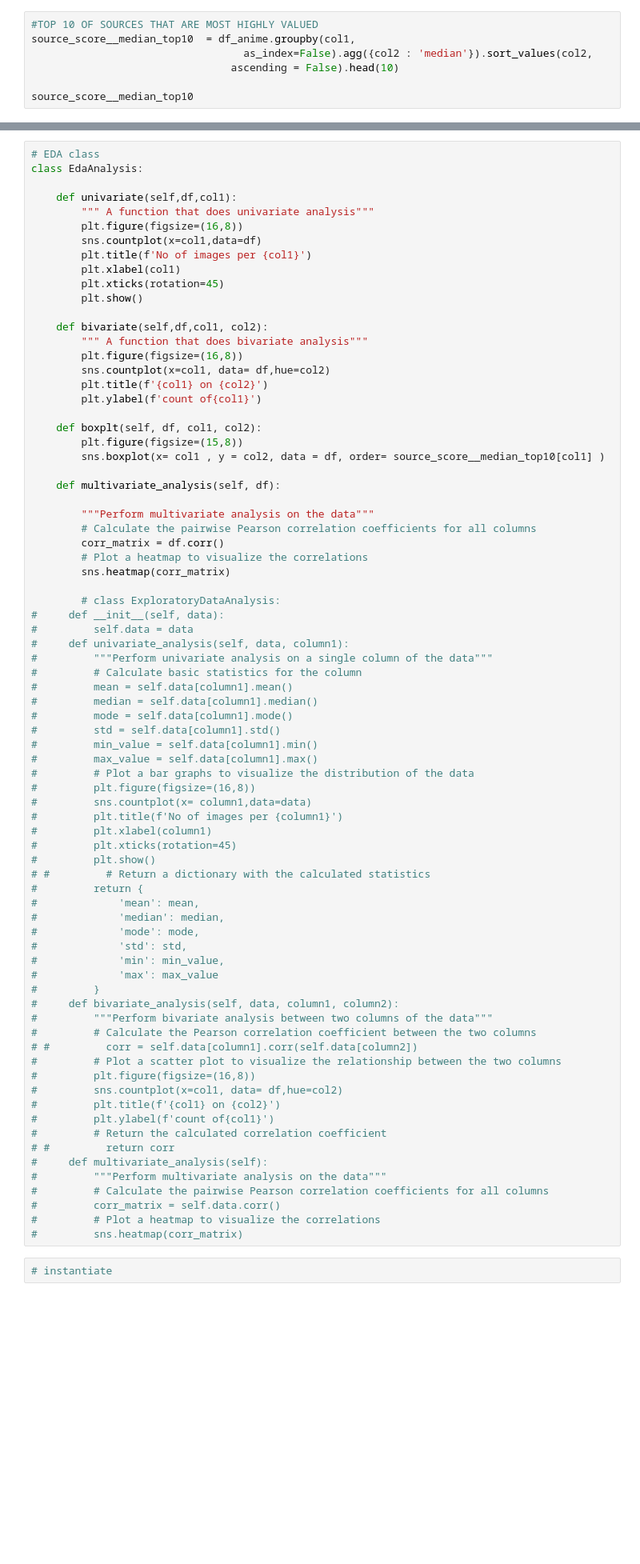
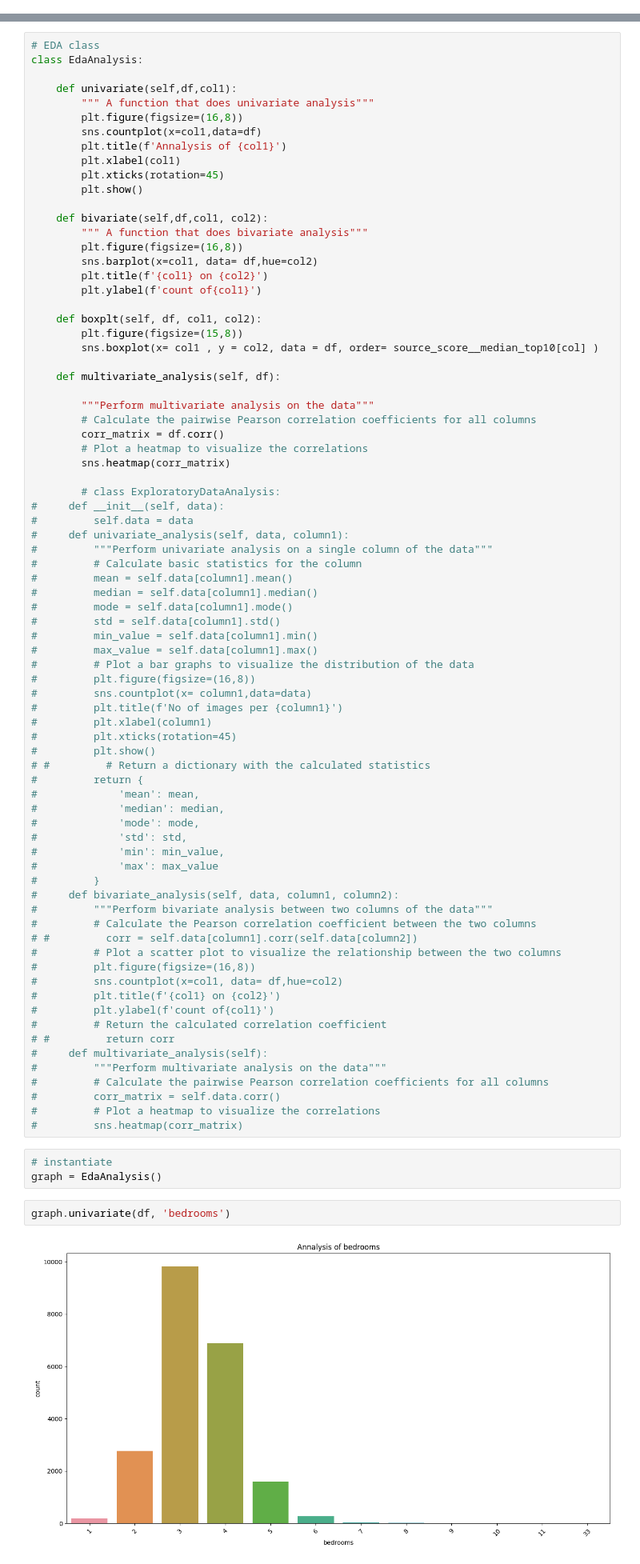
Before and after one commit to GraceAnyango/Housing-Analysis, a Jupyter notebook: KCHOUSING.ipynb, the cells around one changed output, grey strips where cells are left out. Shown at 80% size. Cells and saved outputs as stored; diff of their text form; blank space fills up the shorter version.

```diff
--- a/KCHOUSING.ipynb
+++ b/KCHOUSING.ipynb
@@ -378,10 +378,3 @@ Categories (3, object): ['Average', 'Good', 'Poor']
 ### Exploratory Data Analysis
 # %% [markdown]
 #### univariate analysis
-# %%
-#TOP 10 OF SOURCES THAT ARE MOST HIGHLY VALUED
-source_score__median_top10  = df_anime.groupby(col1,
-                                  as_index=False).agg({col2 : 'median'}).sort_values(col2,
-                                ascending = False).head(10)
-
-source_score__median_top10
@@ -393,7 +388,7 @@ class EdaAnalysis:
         """ A function that does univariate analysis"""
         plt.figure(figsize=(16,8))
         sns.countplot(x=col1,data=df)
-        plt.title(f'No of images per {col1}')
+        plt.title(f'Annalysis of {col1}')
         plt.xlabel(col1)
         plt.xticks(rotation=45)
         plt.show()
@@ -401,13 +396,13 @@ class EdaAnalysis:
     def bivariate(self,df,col1, col2):
         """ A function that does bivariate analysis"""
         plt.figure(figsize=(16,8))
-        sns.countplot(x=col1, data= df,hue=col2)
+        sns.barplot(x=col1, data= df,hue=col2)
         plt.title(f'{col1} on {col2}')
         plt.ylabel(f'count of{col1}')
 
     def boxplt(self, df, col1, col2):
         plt.figure(figsize=(15,8))
-        sns.boxplot(x= col1 , y = col2, data = df, order= source_score__median_top10[col1] )
+        sns.boxplot(x= col1 , y = col2, data = df, order= source_score__median_top10[col] )
 
     def multivariate_analysis(self, df):
 
@@ -464,3 +459,8 @@ class EdaAnalysis:
 #         sns.heatmap(corr_matrix)
 # %%
 # instantiate
+graph = EdaAnalysis()
+# %%
+graph.univariate(df, 'bedrooms')
+# %% [output]
+[figure, added]
```
Also changed, not shown: parts of 14 cells of this notebook.
